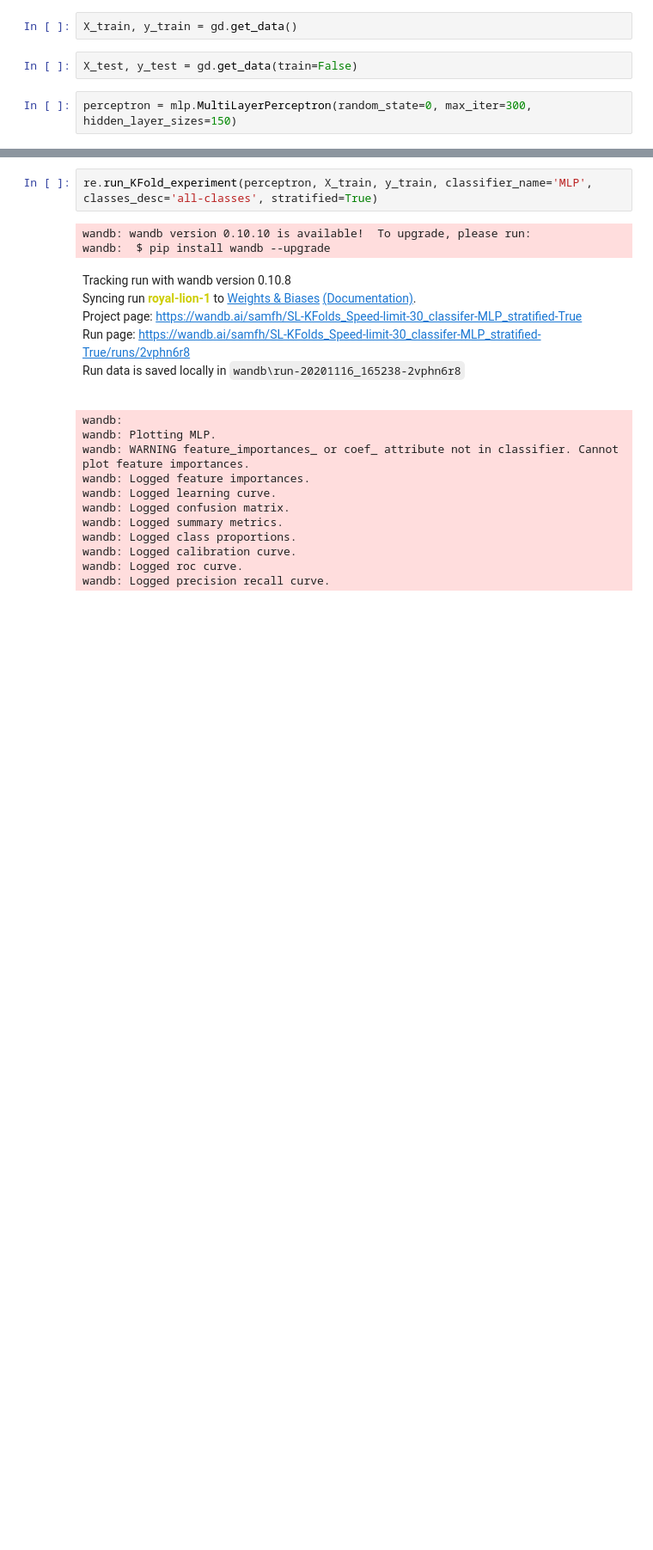
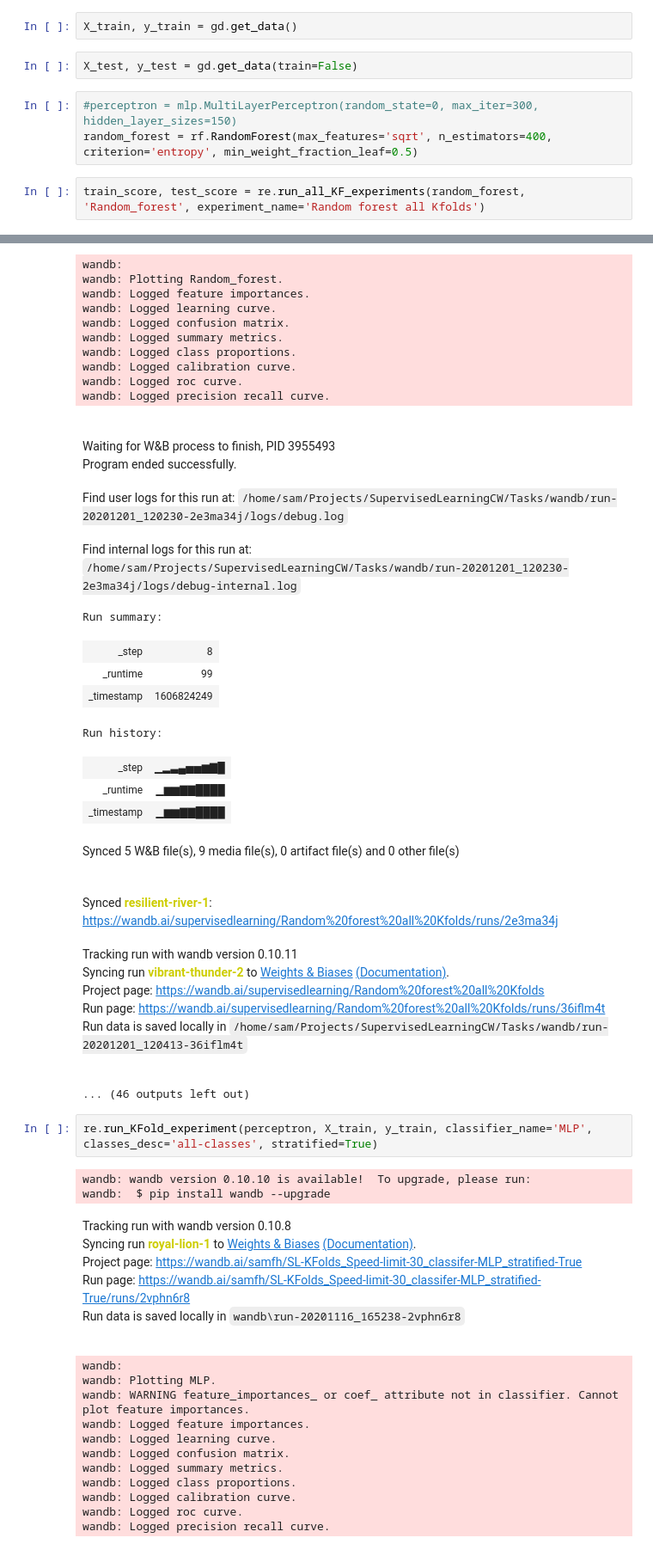
Before and after one commit to friedforfun/SupervisedLearningCW, a Jupyter notebook: Tasks/test_stuff_notebook.ipynb, the cells around one changed output, grey strips where cells are left out. Shown: that part at 86% size. Cells and saved outputs as stored; diff of their text form; blank space fills up the shorter version.

```diff
--- a/Tasks/test_stuff_notebook.ipynb
+++ b/Tasks/test_stuff_notebook.ipynb
@@ -26,4 +23,8 @@ X_train, y_train = gd.get_data()
 # %%
 X_test, y_test = gd.get_data(train=False)
 # %%
-perceptron = mlp.MultiLayerPerceptron(random_state=0, max_iter=300, hidden_layer_sizes=150)
+#perceptron = mlp.MultiLayerPerceptron(random_state=0, max_iter=300, hidden_layer_sizes=150)
+random_forest = rf.RandomForest(max_features='sqrt', n_estimators=400, criterion='entropy', min_weight_fraction_leaf=0.5)
+# %%
+train_score, test_score = re.run_all_KF_experiments(random_forest, 'Random_forest', experiment_name='Random forest all Kfolds')
+# %% [output]
@@ -30,3 +36,33 @@ perceptron = mlp.MultiLayerPerceptron(random_state=0, max_iter=300, hidden_layer
+wandb:
+wandb: Plotting Random_forest.
+wandb: Logged feature importances.
+wandb: Logged learning curve.
+wandb: Logged confusion matrix.
+wandb: Logged summary metrics.
+wandb: Logged class proportions.
+wandb: Logged calibration curve.
+wandb: Logged roc curve.
+wandb: Logged precision recall curve.
+Waiting for W&B process to finish, PID 3955493
+Program ended successfully.
+Find user logs for this run at: /home/sam/Projects/SupervisedLearningCW/Tasks/wandb/run-20201201_120230-2e3ma34j/logs/debug.log
+Find internal logs for this run at: /home/sam/Projects/SupervisedLearningCW/Tasks/wandb/run-20201201_120230-2e3ma34j/logs/debug-internal.log
+Run summary:
+| _step | 8 |
+| _runtime | 99 |
+| _timestamp | 1606824249 |
+Run history:
+| _step | ▁▂▃▄▅▅▆▇█ |
+| _runtime | ▁▆▆▇▇████ |
+| _timestamp | ▁▆▆▇▇████ |
+Synced 5 W&B file(s), 9 media file(s), 0 artifact file(s) and 0 other file(s)
+Synced resilient-river-1: https://wandb.ai/supervisedlearning/Random%20forest%20all%20Kfolds/runs/2e3ma34j
+Tracking run with wandb version 0.10.11
+Syncing run vibrant-thunder-2 to Weights & Biases (Documentation).
+Project page: https://wandb.ai/supervisedlearning/Random%20forest%20all%20Kfolds
+Run page: https://wandb.ai/supervisedlearning/Random%20forest%20all%20Kfolds/runs/36iflm4t
+Run data is saved locally in /home/sam/Projects/SupervisedLearningCW/Tasks/wandb/run-20201201_120413-36iflm4t
+... (46 outputs left out)
 # %%
 re.run_KFold_experiment(perceptron, X_train, y_train, classifier_name='MLP', classes_desc='all-classes', stratified=True)
 # %% [output]
```
Also changed, not shown: parts of 2 cells of this notebook, 1 other file.
